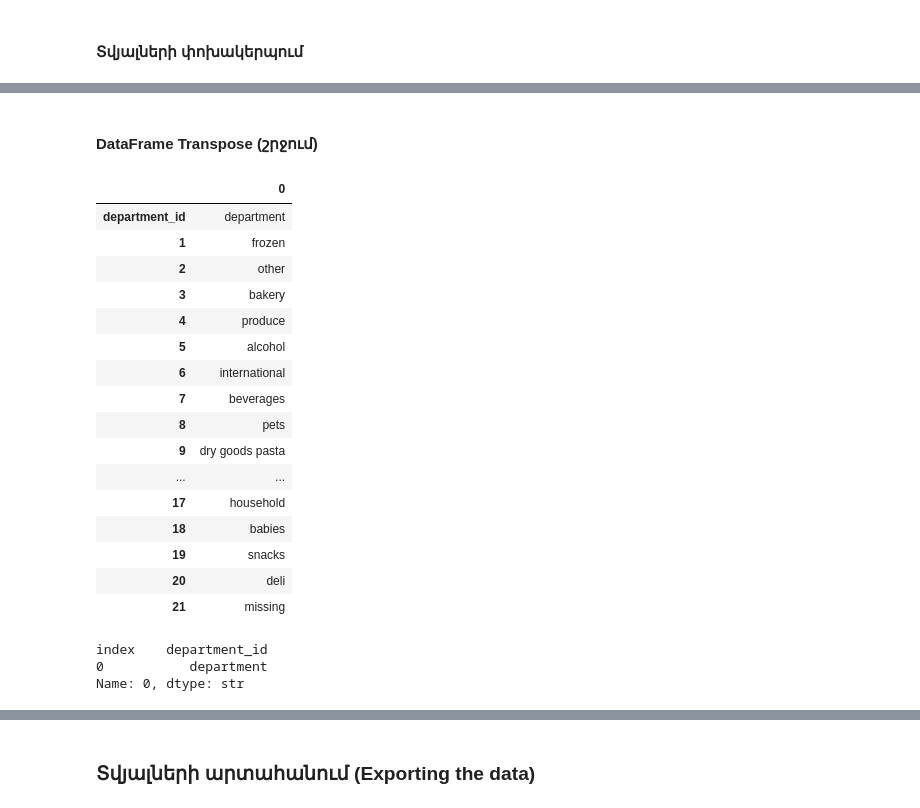
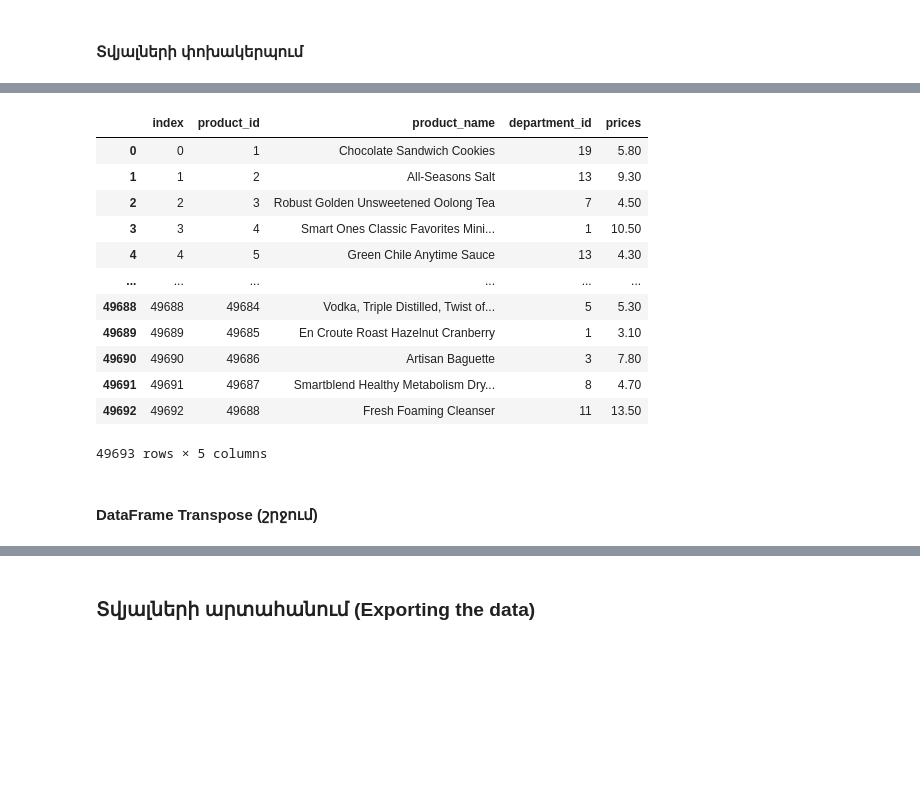
Before and after one commit to VahYavryan/data_analytics_with_phyton, a Jupyter notebook: notebooks/04_data_import.ipynb, the cells around one changed output, grey strips where cells are left out. Saved outputs shown, nothing was run; the diff lists cells and outputs as text; code cells hidden in the pictures; blank space fills up the shorter version.

```diff
--- a/notebooks/04_data_import.ipynb
+++ b/notebooks/04_data_import.ipynb
@@ -173,3 +173,6 @@ df_orders["order_frequency_category"] = df_orders["order_number"].apply(
 )
 # %%
 df_orders["days_since_prior_order"] = df_orders["days_since_prior_order"].fillna(0)
+# %%
+df_products = pd.read_csv('../data/raw/products.csv')
+df_products.head()
@@ -176,22 +186,18 @@ df_orders["days_since_prior_order"] = df_orders["days_since_prior_order"].fillna
+# %%
+df_products.reset_index()
+# %% [output]
+|  | index | product_id | product_name | department_id | prices |
+| 0 | 0 | 1 | Chocolate Sandwich Cookies | 19 | 5.80 |
+| 1 | 1 | 2 | All-Seasons Salt | 13 | 9.30 |
+| 2 | 2 | 3 | Robust Golden Unsweetened Oolong Tea | 7 | 4.50 |
+| 3 | 3 | 4 | Smart Ones Classic Favorites Mini... | 1 | 10.50 |
+| 4 | 4 | 5 | Green Chile Anytime Sauce | 13 | 4.30 |
+| ... | ... | ... | ... | ... | ... |
+| 49688 | 49688 | 49684 | Vodka, Triple Distilled, Twist of... | 5 | 5.30 |
+| 49689 | 49689 | 49685 | En Croute Roast Hazelnut Cranberry | 1 | 3.10 |
+| 49690 | 49690 | 49686 | Artisan Baguette | 3 | 7.80 |
+| 49691 | 49691 | 49687 | Smartblend Healthy Metabolism Dry... | 8 | 4.70 |
+| 49692 | 49692 | 49688 | Fresh Foaming Cleanser | 11 | 13.50 |
+49693 rows × 5 columns
 # %% [markdown]
 #### DataFrame Transpose (շրջում)
-# %%
-df_departments.T
-# %% [output]
-|  | 0 |
-| department_id | department |
-| 1 | frozen |
-| 2 | other |
-| 3 | bakery |
-| 4 | produce |
-| 5 | alcohol |
-| 6 | international |
-| 7 | beverages |
-| 8 | pets |
-| 9 | dry goods pasta |
-| ... | ... |
-| 17 | household |
-| 18 | babies |
-| 19 | snacks |
-| 20 | deli |
-| 21 | missing |
@@ -206,6 +203,0 @@ df_dep_t_news.columns = new_header
-# %%
-new_header
-# %% [output]
-index    department_id
-0           department
-Name: 0, dtype: str
```
Also changed, not shown: parts of 11 cells of this notebook, 3 other files.
